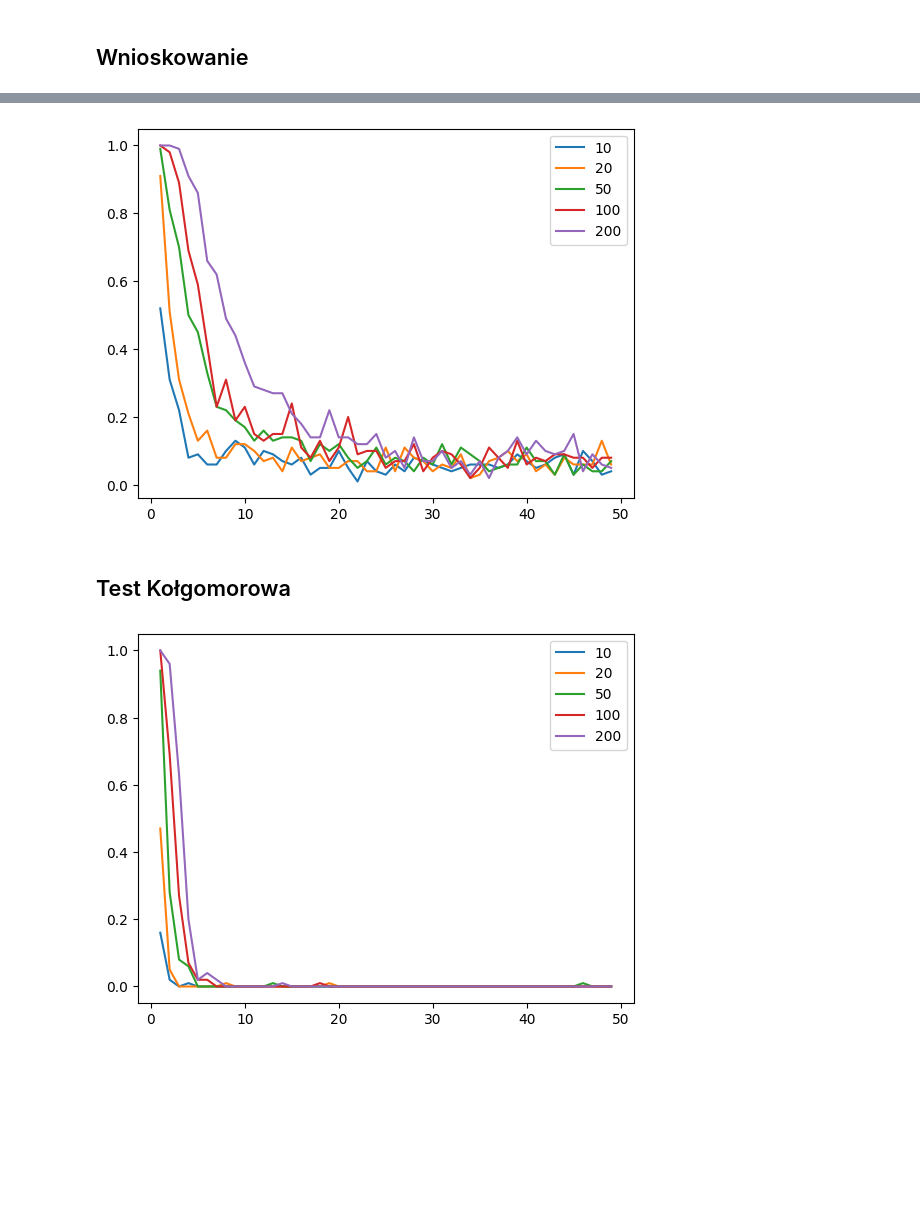
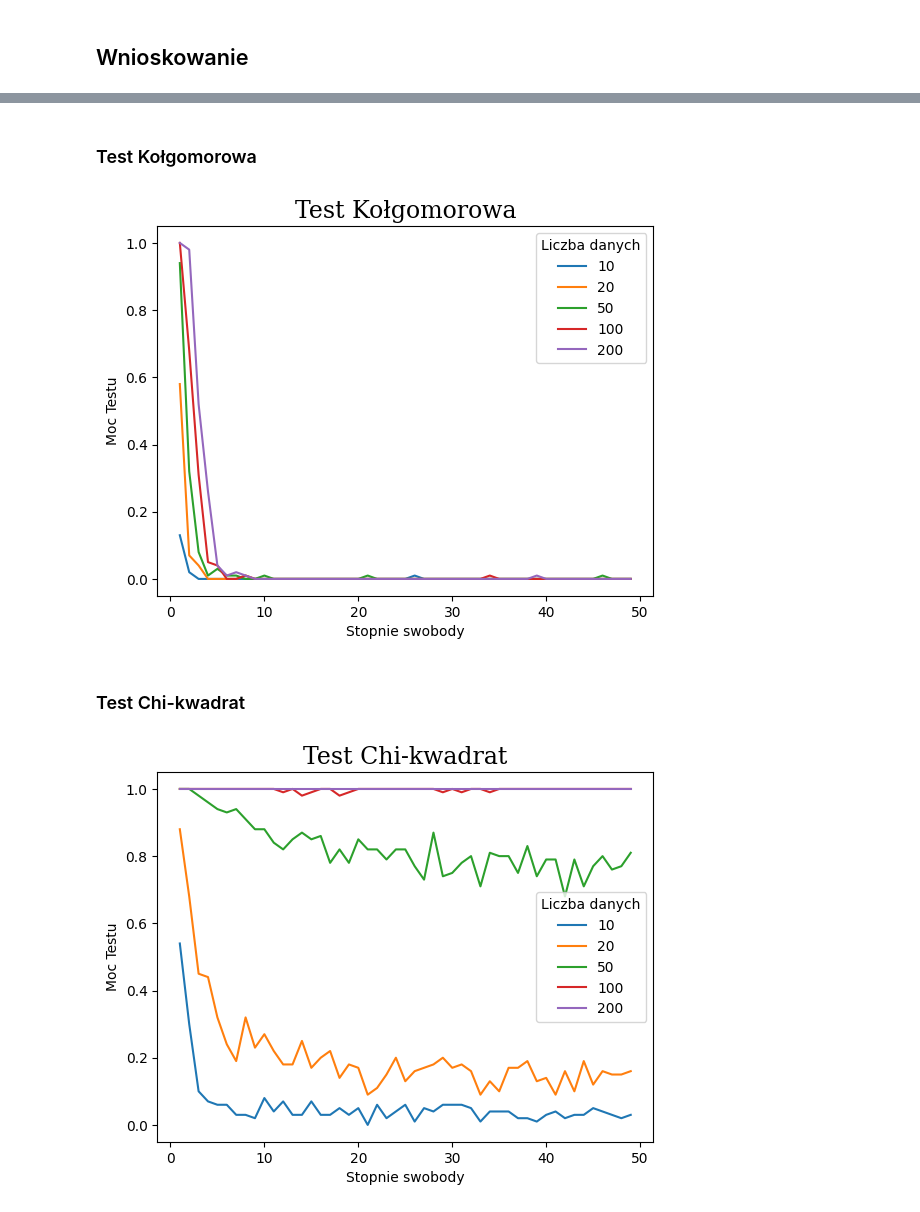
Before and after one commit to Arekflo2002/MetodyNieparametryczneStatystyka_Rozwiazania, a Jupyter notebook: Zadanie1.ipynb, the cells around one changed output, grey strips where cells are left out. Cells and saved outputs as stored; diff of their text form; code cells hidden in the pictures; blank space fills up the shorter version.

```diff
--- a/Zadanie1.ipynb
+++ b/Zadanie1.ipynb
@@ -145,0 +108,21 @@ NameError: name 'symulacja_testu' is not defined
+# %%
+# Symulacja Testu
+
+moc_shapiro = symulacja_testu("shapiro")
+
+# Tworzę podstawkę do wykresu
+wykres_shapiro = plt.figure()
+
+# Dodaje dane do wykresu
+for i,moc in enumerate(moc_shapiro):
+    plt.plot(stopnie_swobody,moc,label= str(liczby_danych[i]))
+
+# Czcionka dla tytulu
+font_title = {'family' :'serif','size':17}
+
+# Dodaje opisy do wykresu
+plt.xlabel("Stopnie swobody")
+plt.ylabel("Moc Testu")
+plt.title("Test Shapiro-Wilka",fontdict=font_title)
+plt.legend(title="Liczba danych")
+plt.show()
@@ -146,22 +131,46 @@ NameError: name 'symulacja_testu' is not defined
+# %% [markdown]
+### Test Kołgomorowa
 # %%
-wykres_shapiro = plt.figure()
+# Symulacja Testu
 
-for i,moc in enumerate(moc_shapiro):
+moc_kolgom = symulacja_testu("kolmog")
+
+# Tworzę wykres
+
+wykres_kolgo = plt.figure()
+
+# Dodaje dane do wykres
+for i,moc in enumerate(moc_kolgom):
     plt.plot(stopnie_swobody,moc,label= str(liczby_danych[i]))
 
-plt.legend()
+# Dodaje opisy do wykresu
+plt.xlabel("Stopnie swobody")
+plt.ylabel("Moc Testu")
+plt.title("Test Kołgomorowa",fontdict=font_title)
+plt.legend(title="Liczba danych")
 plt.show()
 # %% [output]
-[figure, old version]
+[figure, new version]
 # %% [markdown]
-## Test Kołgomorowa
+### Test Chi-kwadrat
 # %%
-wykres_kolgo = plt.figure()
+# Symulacja Testu
 
-for i,moc in enumerate(moc_kolgom):
+moc_chi = symulacja_testu("chi")
+
+# Tworzę wykres
+
+wykres_chi = plt.figure()
+
+# Dodaje dane do wykresu
+for i,moc in enumerate(moc_chi):
     plt.plot(stopnie_swobody,moc,label= str(liczby_danych[i]))
 
-plt.legend()
+# Dodaje opisy do wykresu
+plt.xlabel("Stopnie swobody")
+plt.ylabel("Moc Testu")
+plt.title("Test Chi-kwadrat",fontdict=font_title)
+plt.legend(title="Liczba danych",loc="center right")
 plt.show()
 # %% [output]
-[figure, old version]
+[figure, new version]
```
Also changed, not shown: parts of 10 cells of this notebook, 1 other file.
